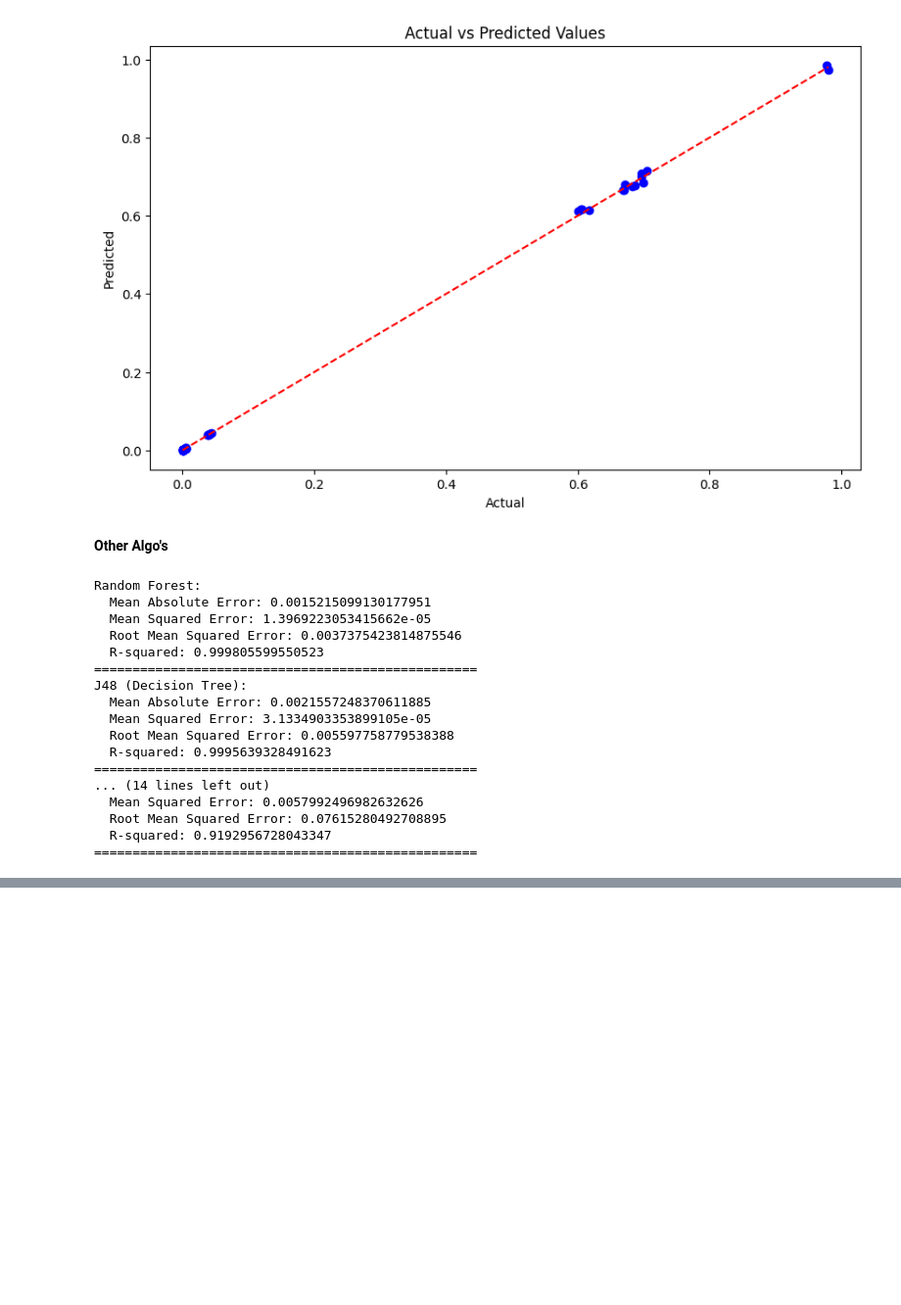
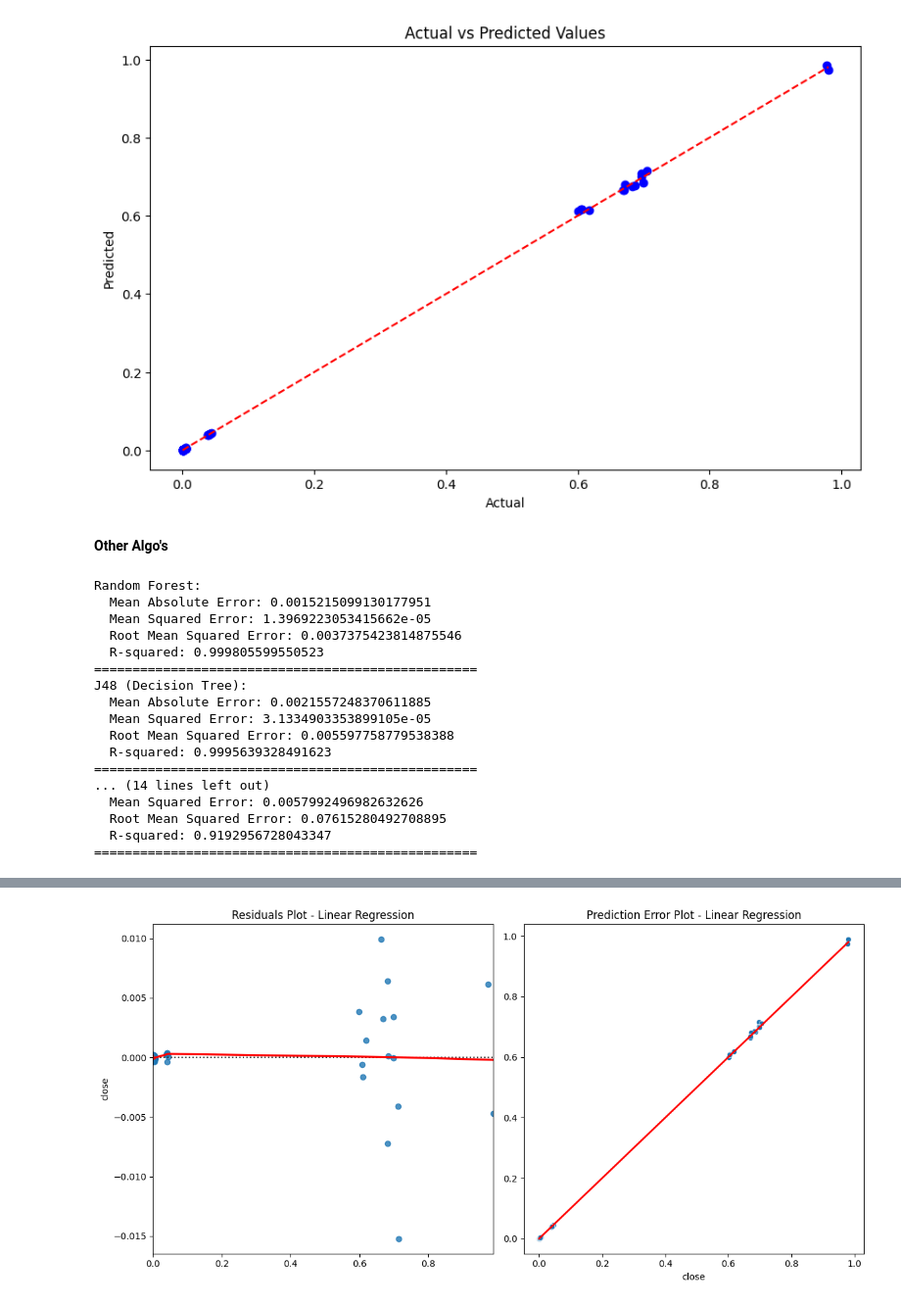
Before and after one commit to Mysterio1248/Capstone-II, a Jupyter notebook: capstone-ii.ipynb, the cells around one changed output, grey strips where cells are left out. Shown at 98% size. Saved outputs shown, nothing was run; the diff lists cells and outputs as text; code cells hidden in the pictures; blank space fills up the shorter version.

Commit message:
Kaggle Notebook | Capstone II | Version 2

```diff
--- a/capstone-ii.ipynb
+++ b/capstone-ii.ipynb
@@ -918 +939,89 @@ plt.show()
 [figure]
+# %%
+import numpy as np
+import pandas as pd
+import matplotlib.pyplot as plt
+import seaborn as sns
+from sklearn.model_selection import train_test_split
+from sklearn.linear_model import LinearRegression
+from sklearn.svm import SVR
+from sklearn.neighbors import KNeighborsRegressor
+from sklearn.tree import DecisionTreeRegressor
+from sklearn.ensemble import GradientBoostingRegressor, RandomForestRegressor, AdaBoostRegressor
+from sklearn.neural_network import MLPRegressor
+from sklearn.svm import SVR
+from sklearn.metrics import mean_absolute_error, mean_squared_error, r2_score
+import statsmodels.api as sm
+
+data = pd.read_csv('/kaggle/input/selected-features-data/selected_features_data.csv')
+
+
+X = data[['low', 'open', 'high', 'consumer confidence']]
+y = data['close']
+
+X_train, X_test, y_train, y_test = train_test_split(X, y, test_size=0.2, random_state=42)
+
+algorithms = {
+    "Linear Regression": LinearRegression(),
+    "SVR": SVR(),
+    "KNN": KNeighborsRegressor(),
+    "Decision Tree": DecisionTreeRegressor(),
+    "Gradient Boosting": GradientBoostingRegressor(),
+    "Random Forest": RandomForestRegressor(),
+    "AdaBoost": AdaBoostRegressor(),
+    "MLP": MLPRegressor(),
+    "SVM": SVR()
+}
+
+def plot_diagnostics(model, X_test, y_test, y_pred, algo_name):
+    plt.figure(figsize=(12, 6))
+    plt.subplot(1, 2, 1)
+    residuals = y_test - y_pred
+    sns.residplot(x=y_pred, y=residuals, lowess=True, line_kws={'color': 'red'})
+    plt.title(f'Residuals Plot - {algo_name}')
+
+
+    plt.subplot(1, 2, 2)
+    sns.scatterplot(x=y_test, y=y_pred)
+    plt.plot([y_test.min(), y_test.max()], [y_test.min(), y_test.max()], color='red', lw=2)
+    plt.title(f'Prediction Error Plot - {algo_name}')
+    plt.tight_layout()
+    plt.show()
+
+    if algo_name in ['Linear Regression', 'SVR']:
+        plt.figure(figsize=(8, 6))
+        plt.scatter(X_test['low'], y_test, color='blue', label='True Values')
+        plt.scatter(X_test['low'], y_pred, color='red', label='Predicted Values')
+        plt.title(f'Regression Curve - {algo_name}')
+        plt.legend()
+        plt.show()
+
+report = []
+for algo_name, model in algorithms.items():
+    model.fit(X_train, y_train)
+
+    y_pred = model.predict(X_test)
+
+    mae = mean_absolute_error(y_test, y_pred)
+    mse = mean_squared_error(y_test, y_pred)
+    rmse = np.sqrt(mse)
+    r2 = r2_score(y_test, y_pred)
+
+    report.append({
+        'Model': algo_name,
+        'MAE': mae,
+        'MSE': mse,
+        'RMSE': rmse,
+        'R²': r2
+    })
+
+    plot_diagnostics(model, X_test, y_test, y_pred, algo_name)
+
+report_df = pd.DataFrame(report)
+
+print("Model Performance Report:")
+print(report_df)
+
+report_df.to_csv("model_performance_report.csv", index=False)
+# %% [output]
+[figure, added]
```
Also changed, not shown: parts of 2 cells of this notebook.
